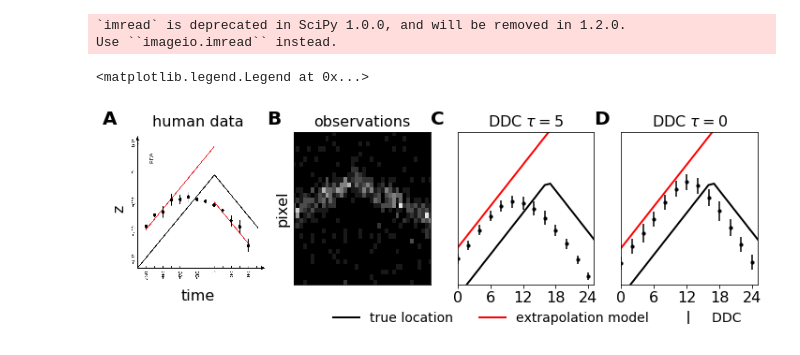
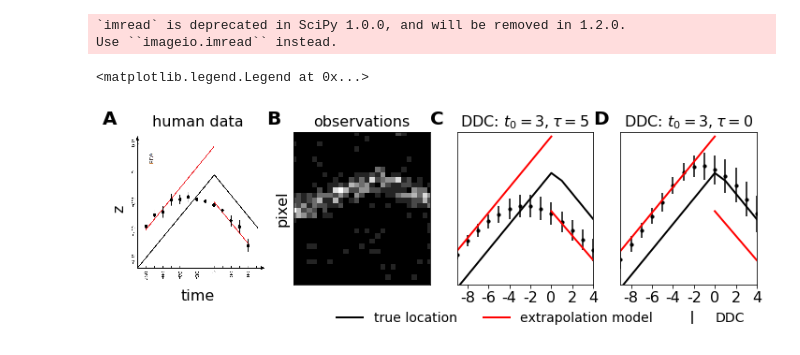
Before and after one commit to kevin-w-li/ddc_ssm, a Jupyter notebook: BioSSM_flashlag_inference.ipynb, the cells around one changed output. Saved outputs shown, nothing was run; the diff lists cells and outputs as text; code cells hidden in the pictures.

```diff
--- a/BioSSM_flashlag_inference.ipynb
+++ b/BioSSM_flashlag_inference.ipynb
@@ -66,7 +57,7 @@ im = ax.imshow(data["xt"].cpu().numpy()[:,0,:].T, aspect="auto", vmin=-0.2, vmax
 # %%
 from scipy import signal
 T_train=100
-T_test = 200
+T_test = 50
 T = T_train+T_test
 
 data_v =0.05
@@ -168,14 +124,14 @@ for i in range(min(Mx,10)):
 # step_reg = Regressors.LinearRegressorStep(fs,lr=0.01,momentum=0.0, lam=1e-3, niter=1)
 
 reg = Regressors.LinearRegressor(fs,lam=1e-3, tensor_op="c", lr=0.00)
-torch.manual_seed(1)
+torch.manual_seed(3)
 # opt = Optimizers.SGDOptimizer(lr=0.001, momentum=0.9, decay=0.0)
 ddc=DDCSSM.DecayDistributionRegression([1]*5,(true_model), (reg),
                                   opt=None,
                                   s_type="sample",
                                   g_type="exp",
                                   smoothing=False,
-                                  nsleep=3000,
+                                  nsleep=10000,
                                   nwake=10,
                                   plastic=[True, True],
                                   factorise=False,
@@ -233,19 +165,13 @@ for i in range(0,nlag,1):
 # %%
 test_x = test_data["xt"].cpu().numpy()
-test_z = test_data_z
+test_z = test_data["zt"].cpu().numpy()
 
-samples = samples
-weights = weights
 T = T
 T_train=T_train
 ddc_keys = []
 ddc_means =[]
-for i in range(0, nlag):
+for i in range(0, ddc.look_back):
     ddc_keys += "Ezt-%d_x1:t"%i,
 
     ddc_means += np.concatenate([ddc.wake_history.data["Ezt-%d_x1:t"%i][i:],
                                 np.full((i,nwake,D), np.nan)], 0),
-
-# np.savez("figs/flash.npz",test_x=test_x, test_z=test_z,
-#         T=T, T_train=T_train, ddc_keys=ddc_keys, ddc_means=ddc_means,
-#         Dx=Dx, bins=zgrid, pf_posts=pf_posts, pf_pm=pf_pm)
@@ -266,7 +190,7 @@ plt.rc('figure', titlesize=BIGGER_SIZE)  # fontsize of the figure title
 # %%
 batch_idx=0
 letter_ascii=0
-t_0 = 7
+t_0 = 3
 def add_letter(ax,letter_ascii):
     ax.text(-0.2,1.05,chr(letter_ascii), transform=ax.transAxes,
             fontsize=20, fontweight="heavy")
@@ -310,7 +234,7 @@ ax.set_xlim(-0.5,Dx-0.5)
 ax.set_xticks([])
 ax.set_yticks([])
 ax.set_title("observations")
-ax.set_xlim(3,40)
+ax.set_xlim(3,29)
 ax.set_ylabel("pixel")
 add_letter(ax,letter_ascii)
 letter_ascii+=1
@@ -333,20 +257,21 @@ for li, lag in enumerate(decode_lags):
     ddc_z  = ddc_means[lag][:,:,0]
     ddc_z_mean = ddc_z.mean(-1)
     ddc_z_std = ddc_z.std(-1)
-    ax.scatter(Ts[::2]-t_0, ddc_z_mean[::2], 10, "k", marker='o')
-    ax.errorbar(Ts[::2]-t_0, ddc_z_mean[::2], yerr=ddc_z_std[::2], color=ddc_color,
-                label="DDC ", fmt='none')
+    ax.scatter(Ts[::]-t_0, ddc_z_mean[::], 10, "k", marker='o')
+    ax.errorbar(Ts[::]-t_0, ddc_z_mean[::], yerr=ddc_z_std[::], color=ddc_color,
+                label="DDC", fmt='none')
 
 #     ax.errorbar(Ts[::2], ddc_z_mean[::2], yerr=ddc_z_std[::2], color="gray",
 #                 label="real-time", fmt='')
 
-    ax.set_title(r"DDC $\tau=%d$"%(lag))
-    ax.set_ylim(0,1.1)
+    ax.set_title(r"DDC: $t_0=%d,\tau=%d$"%(t_0, max(0,lag)))
+    ax.set_ylim(0.3,0.9)
     ax.set_yticks([])
 
-    ax.set_xlim(3,28)
-    ax.set_xticks(np.arange(3,30,6))
-    ax.set_xticklabels(np.arange(0,30,6))
+
+    ax.set_xticks(np.arange(t_peak-20,t_peak+20,2))
+    ax.set_xticklabels(np.arange(-20,20,2))
+    ax.set_xlim(10,23)
 
     add_letter(ax,letter_ascii)
     letter_ascii += 1
@@ -365,32 +290,32 @@ ax.errorbar(Ts[::2], pf_pm[...,0].mean(-1)[::2], yerr=pf_pm[...,0].std(-1)[::2],
 
 ax.plot(true_z, color=true_color, lw=2, label="truth")
 
 ax.plot([Ts[0]-t_0, t_peak-t_0+t_0], [true_z[0], true_z[0]+0.05*(t_peak+t_0)],
         color="r", lw=2, ls="-",label="extrapolation model")
 ax.plot([t_peak-t_0+t_0, Ts[-1]-t_0],
         [true_z[t_peak]-0.05*(t_0), true_z[t_peak]-0.05*(Ts[-2]-t_peak)],
         color="r", lw=2, ls="-")
 
 ax.set_ylim(-1,1)
 ax.set_yticks([])
 ax.set_title("ADF")
 
 ax.set_xlim(3,28)
 ax.set_ylim(0,1.1)
 ax.set_yticks([0,1])
 add_letter(ax,letter_ascii)
 
 axes[2].set_ylim(0,1.1)
 axes[2].set_yticks([0,1])
 axes[-1].set_ylabel(r"$\langle z_{t-t_0}\rangle_q$", labelpad=-1)
 axes[2].set_ylabel(r"$\langle z_{t-t_0-\tau}\rangle_q$", labelpad=-10)
 fig.tight_layout()
 '''
 axes[-2].legend(loc="upper right", bbox_to_anchor=(2.2,-0.1), frameon=False, ncol=5)
 
-#fig.savefig("figs/flash.pdf", pad_inches=0, bbox_inches="tight")
+# fig.savefig("figs/flash.pdf", pad_inches=0, bbox_inches="tight")
 # %% [output]
 `imread` is deprecated in SciPy 1.0.0, and will be removed in 1.2.0.
 Use ``imageio.imread`` instead.
 <matplotlib.legend.Legend at 0x...>
-[figure, old version]
+[figure, new version]
```
Also changed, not shown: parts of 8 cells of this notebook, 2 other files.
